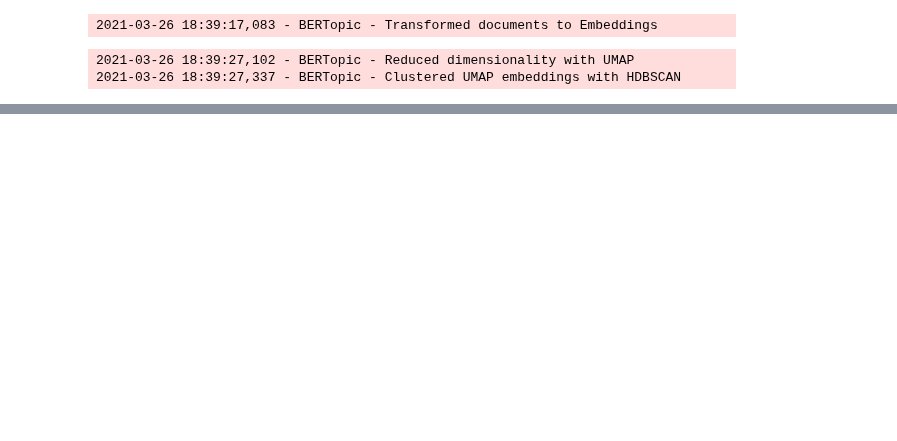
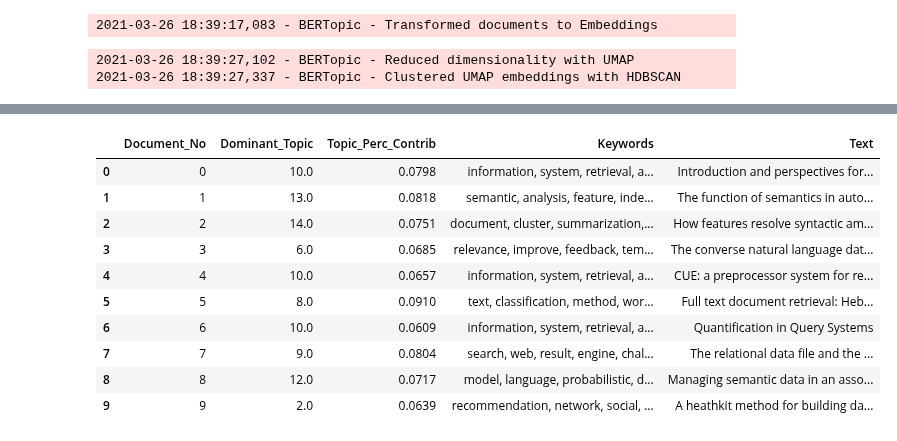
Before and after one commit to akshithamaddi/akshithamaddi_INFO5731, a Jupyter notebook: BerTopic_topic_modeling.ipynb, the cells around one changed output, grey strips where cells are left out. Cells and saved outputs as stored; diff of their text form; code cells hidden in the pictures; blank space fills up the shorter version.

```diff
--- a/BerTopic_topic_modeling.ipynb
+++ b/BerTopic_topic_modeling.ipynb
@@ -131,0 +498,4 @@ model.visualize_topics_over_time(topics_over_time, top_n=6)
+# %%
+optimal_model = model_list[3]
+model_topics = optimal_model.show_topics(formatted=False)
+pprint(optimal_model.print_topics(num_words=10))
@@ -131,0 +520,44 @@ model.visualize_topics_over_time(topics_over_time, top_n=6)
+# %%
+def format_topics_sentences(ldamodel=lda_model, corpus=corpus, texts=data):
+    # Init output
+    sent_topics_df = pd.DataFrame()
+
+    # Get main topic in each document
+    for i, row in enumerate(ldamodel[corpus]):
+        row = sorted(row, key=lambda x: (x[1]), reverse=True)
+        # Get the Dominant topic, Perc Contribution and Keywords for each document
+        for j, (topic_num, prop_topic) in enumerate(row):
+            if j == 0:  # => dominant topic
+                wp = ldamodel.show_topic(topic_num)
+                topic_keywords = ", ".join([word for word, prop in wp])
+                sent_topics_df = sent_topics_df.append(pd.Series([int(topic_num), round(prop_topic,4), topic_keywords]), ignore_index=True)
+            else:
+                break
+    sent_topics_df.columns = ['Dominant_Topic', 'Perc_Contribution', 'Topic_Keywords']
+
+    # Add original text to the end of the output
+    contents = pd.Series(texts)
+    sent_topics_df = pd.concat([sent_topics_df, contents], axis=1)
+    return(sent_topics_df)
+
+
+df_topic_sents_keywords = format_topics_sentences(ldamodel=optimal_model, corpus=corpus, texts=data)
+
+# Format
+df_dominant_topic = df_topic_sents_keywords.reset_index()
+df_dominant_topic.columns = ['Document_No', 'Dominant_Topic', 'Topic_Perc_Contrib', 'Keywords', 'Text']
+
+# Show
+df_dominant_topic.head(10)
+# %% [output]
+|  | Document_No | Dominant_Topic | Topic_Perc_Contrib | Keywords | Text |
+| 0 | 0 | 10.0 | 0.0798 | information, system, retrieval, a... | Introduction and perspectives for... |
+| 1 | 1 | 13.0 | 0.0818 | semantic, analysis, feature, inde... | The function of semantics in auto... |
+| 2 | 2 | 14.0 | 0.0751 | document, cluster, summarization,... | How features resolve syntactic am... |
+| 3 | 3 | 6.0 | 0.0685 | relevance, improve, feedback, tem... | The converse natural language dat... |
+| 4 | 4 | 10.0 | 0.0657 | information, system, retrieval, a... | CUE: a preprocessor system for re... |
+| 5 | 5 | 8.0 | 0.0910 | text, classification, method, wor... | Full text document retrieval: Heb... |
+| 6 | 6 | 10.0 | 0.0609 | information, system, retrieval, a... | Quantification in Query Systems |
+| 7 | 7 | 9.0 | 0.0804 | search, web, result, engine, chal... | The relational data file and the ... |
+| 8 | 8 | 12.0 | 0.0717 | model, language, probabilistic, d... | Managing semantic data in an asso... |
+| 9 | 9 | 2.0 | 0.0639 | recommendation, network, social, ... | A heathkit method for building da... |
```
Also changed, not shown: parts of 31 cells of this notebook.
